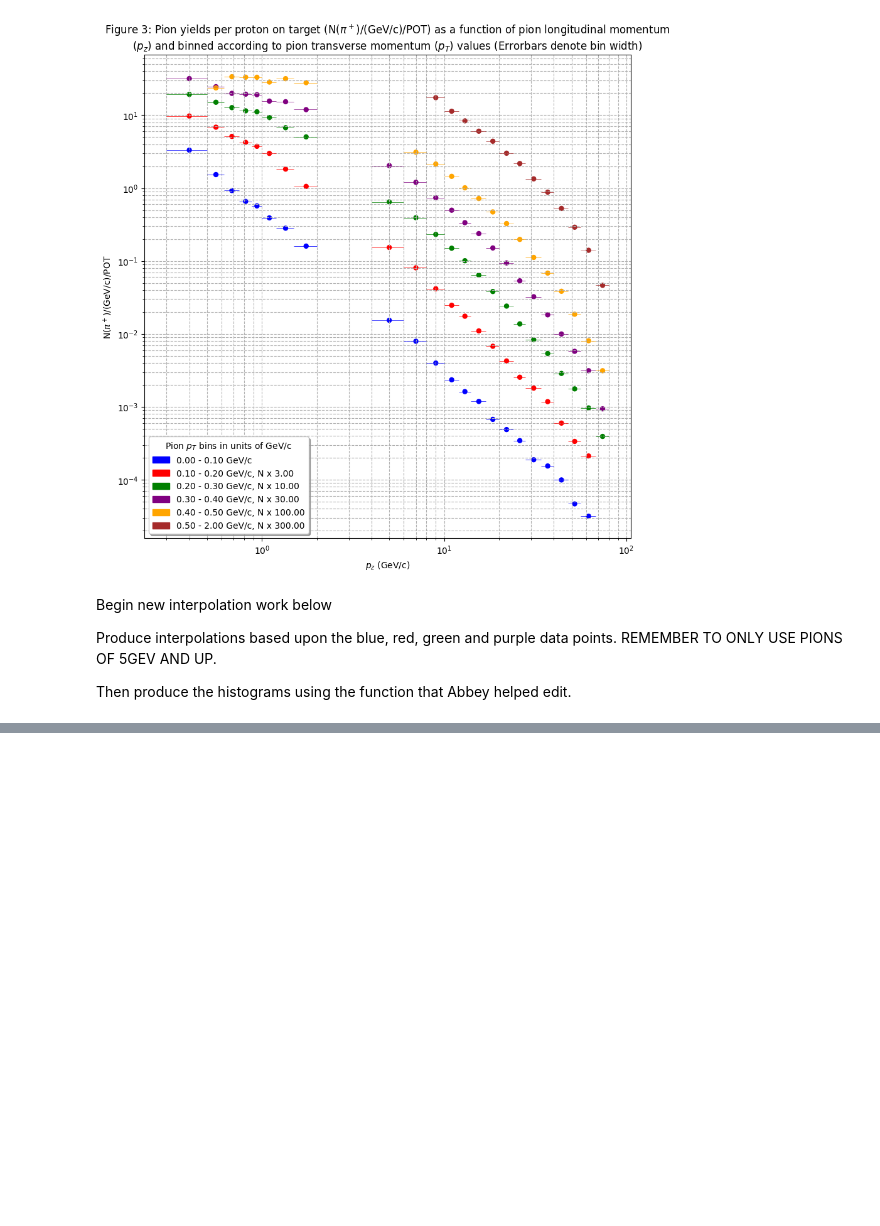
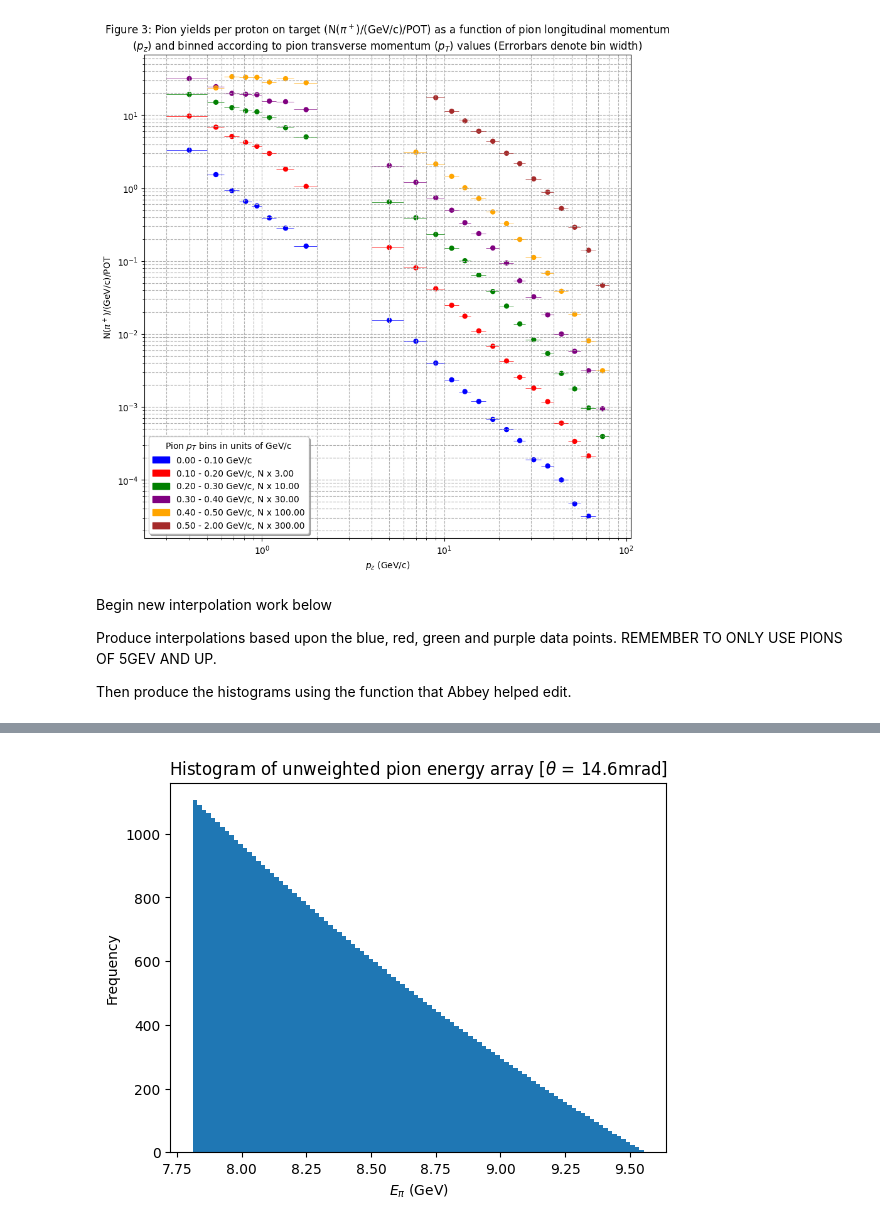
Before and after one commit to MrD0balina/Fourth-Year-Project---Neutrino-Oscillations, a Jupyter notebook: Week_8_Modifying_interpolation_focusing_on_higher_energy_pions_producing_histograms.ipynb, the cells around one changed output, grey strips where cells are left out. Cells and saved outputs as stored; diff of their text form; code cells hidden in the pictures; blank space fills up the shorter version.

```diff
--- a/Week_8_Modifying_interpolation_focusing_on_higher_energy_pions_producing_histograms.ipynb
+++ b/Week_8_Modifying_interpolation_focusing_on_higher_energy_pions_producing_histograms.ipynb
@@ -265,0 +347,8 @@ Then produce the histograms using the function that Abbey helped edit.
+# %%
+m_pi = 139.6 * ( 10 ** -3 )        # Units = GeV ( Source = PDF saved as: "(FIRST PLOTTING TASK) - An Off-Axis Neutrino Beam - Kirk T. McDonald - 0111033v1" )
+
+E_v_star = 29.8 * ( 10 ** -3 )     # Units = GeV ( Source =  = PDF saved as: "(FIRST PLOTTING TASK) - An Off-Axis Neutrino Beam - Kirk T. McDonald - 0111033v1" )
+
+# E_pro = 12                     # Units = GeV  ( Source = https://en.wikipedia.org/wiki/Fermilab#Fermilab_Accelerator_Complex )
+
+# # E_pro = 120
@@ -265,0 +427,15 @@ Then produce the histograms using the function that Abbey helped edit.
+# %%
+E_v , Rel_Neu_Flux , E_pro_array , E_pi , E_pi_weighted = FIRST_TRY_Relative_Neutrino_Flux_Plotter_includes_Proton_Energy_Uncertainty_and_Pion_Weighting( 0.0146 )
+# %%
+## Unweighted Pion Energy Array ##
+
+plt.hist( E_pi , bins = 100 , histtype = "bar" )
+
+plt.title(r"Histogram of unweighted pion energy array [$\theta$ = 14.6mrad]")
+
+plt.xlabel(r"$E_{\pi}$ (GeV)")
+plt.ylabel("Frequency")
+
+plt.show()
+# %% [output]
+[figure, added]
```
Also changed, not shown: parts of 24 cells of this notebook.
